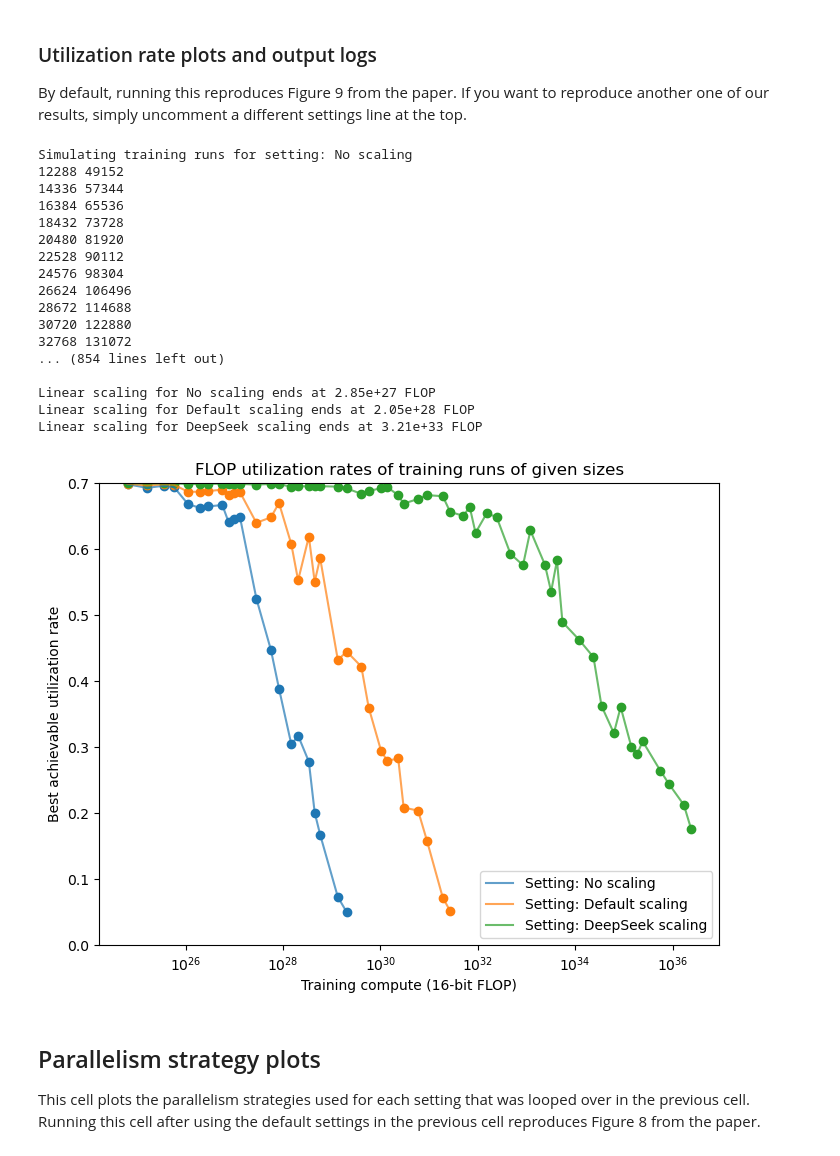
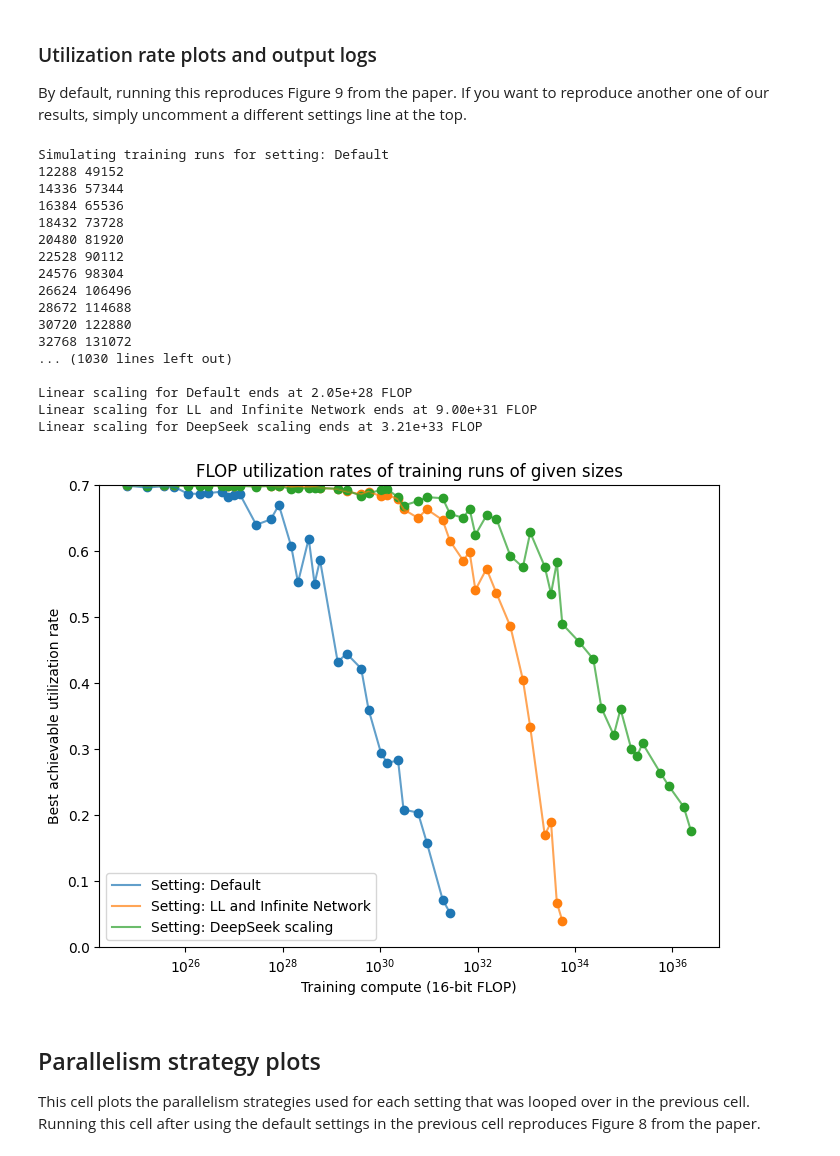
Before and after one commit to ege-erdil/limits_to_distributed_training, a Jupyter notebook: optimal_parallelism.ipynb, the cells around one changed output. Drawn from its saved outputs; the diff is of its cells as text; code cells hidden in the pictures.

Commit message:
Add comparison setting for Figure 1 in paper

```diff
--- a/optimal_parallelism.ipynb
+++ b/optimal_parallelism.ipynb
@@ -655,6 +652,10 @@ batch_size_comparison_settings: list[SimulationSetting] = []
 for batch_size_fun, identifier in zip([lambda compute, seq_len, sparsity_factor: 2**22//(seq_len), critical_batch_size, critical_batch_size_deepseek], ["No scaling", "Default scaling", "DeepSeek scaling"]):
     setting = SimulationSetting(H100_SXM5, number_of_layers, lambda d_model, d_ff: 1, batch_size_fun, identifier)
     batch_size_comparison_settings.append(setting)
+
+figure_one_comparison = [SimulationSetting(H100_SXM5, number_of_layers, lambda d_model, d_ff: 1, critical_batch_size, "Default"),
+                         SimulationSetting(H100_SXM5_Infinite_Network_Low_Latency, number_of_layers, lambda d_model, d_ff: 1, critical_batch_size, "LL and Infinite Network"),
+                         SimulationSetting(H100_SXM5, number_of_layers, lambda d_model, d_ff: 1, critical_batch_size_deepseek, "DeepSeek scaling")]
 # %% [markdown]
 ## Model outputs
 # %% [markdown]
@@ -666,7 +667,8 @@ By default, running this reproduces Figure 9 from the paper. If you want to repr
 # run_name, settings = "base_comparison_sparse", base_comparison_sparse_settings
 # run_name, settings = "grand_comparison_sparse", grand_comparison_settings_sparse
 # run_name, settings = "grand_comparison_dense", grand_comparison_settings_dense
-run_name, settings = "batch_size_comparison", batch_size_comparison_settings
+# run_name, settings = "batch_size_comparison", batch_size_comparison_settings
+run_name, settings = "figure_one_comparison", figure_one_comparison
 
 
 
@@ -693,6 +695,8 @@ consider_zero_bubble_pp = True ## set this flag to True if you want to enable co
 def simulate_training_runs(gpu, d_model_list, d_ff_list, layer_fun, sparsity_fun, batch_size_fun, seq_len, years, stopping_utilization_value=0, \
                            overlap_TP=1, overlap_DP=1, overlap_PP=1):
     info_list = []
+    compute_list = []
+    utilization_list = []
 
     for (d_model, d_ff) in zip(d_model_list, d_ff_list):
         print(d_model, d_ff)
@@ -716,10 +720,16 @@ def simulate_training_runs(gpu, d_model_list, d_ff_list, layer_fun, sparsity_fun
                               N_DP_tup_opt, N_TP_model_tup_opt, N_TP_ff_tup_opt, N_PP_tup_opt, N_EP_tup_opt, \
                               num_of_microbatches_opt, recompute_activations_opt, tp_time_opt, dp_time_opt, pp_time_opt, latency_time_opt))
 
+            compute_list.append(chinchilla_optimal_compute)
+            utilization_list.append(utilization_opt)
+
             if utilization_opt < stopping_utilization_value:
                 break
         else:
             break
+
+    print(compute_list)
+    print(utilization_list)
 
     return info_list
 
@@ -769,38 +779,38 @@ for setting in linear_scaling_end_dict:
         print("Linear scaling for %s ends above %.2e FLOP" % (setting.identifier, max([info[6] for info in info_dict[setting]])))
     else:
         print("Linear scaling for %s ends at %.2e FLOP" % (setting.identifier, linear_scaling_end_dict[setting]))
 
 plt.xscale("log")
 plt.xlabel(f"Training compute ({int(8*gpu.bytewidth)}-bit FLOP)")
 plt.ylabel("Best achievable utilization rate")
 max_theoretical_util = max([s.gpu.clock_Hz/s.gpu.max_clock_Hz for s in settings])
 plt.ylim(0, max_theoretical_util)
 plt.legend()
 
 plt.title("FLOP utilization rates of training runs of given sizes")
 
 plt.savefig("visuals/utilization_plot_%s.png" % (run_name))
 plt.savefig("visuals/utilization_plot_%s.pdf" % (run_name))
 plt.show()
 # %% [output]
-Simulating training runs for setting: No scaling
+Simulating training runs for setting: Default
 12288 49152
 14336 57344
 16384 65536
 18432 73728
 20480 81920
 22528 90112
 24576 98304
 26624 106496
 28672 114688
 30720 122880
 32768 131072
-... (854 lines left out)
+... (1030 lines left out)
 
-Linear scaling for No scaling ends at 2.85e+27 FLOP
-Linear scaling for Default scaling ends at 2.05e+28 FLOP
+Linear scaling for Default ends at 2.05e+28 FLOP
+Linear scaling for LL and Infinite Network ends at 9.00e+31 FLOP
 Linear scaling for DeepSeek scaling ends at 3.21e+33 FLOP
-[figure, old version]
+[figure, new version]
 # %% [markdown]
 ## Parallelism strategy plots
 
```
Also changed, not shown: parts of 1 cell of this notebook.
